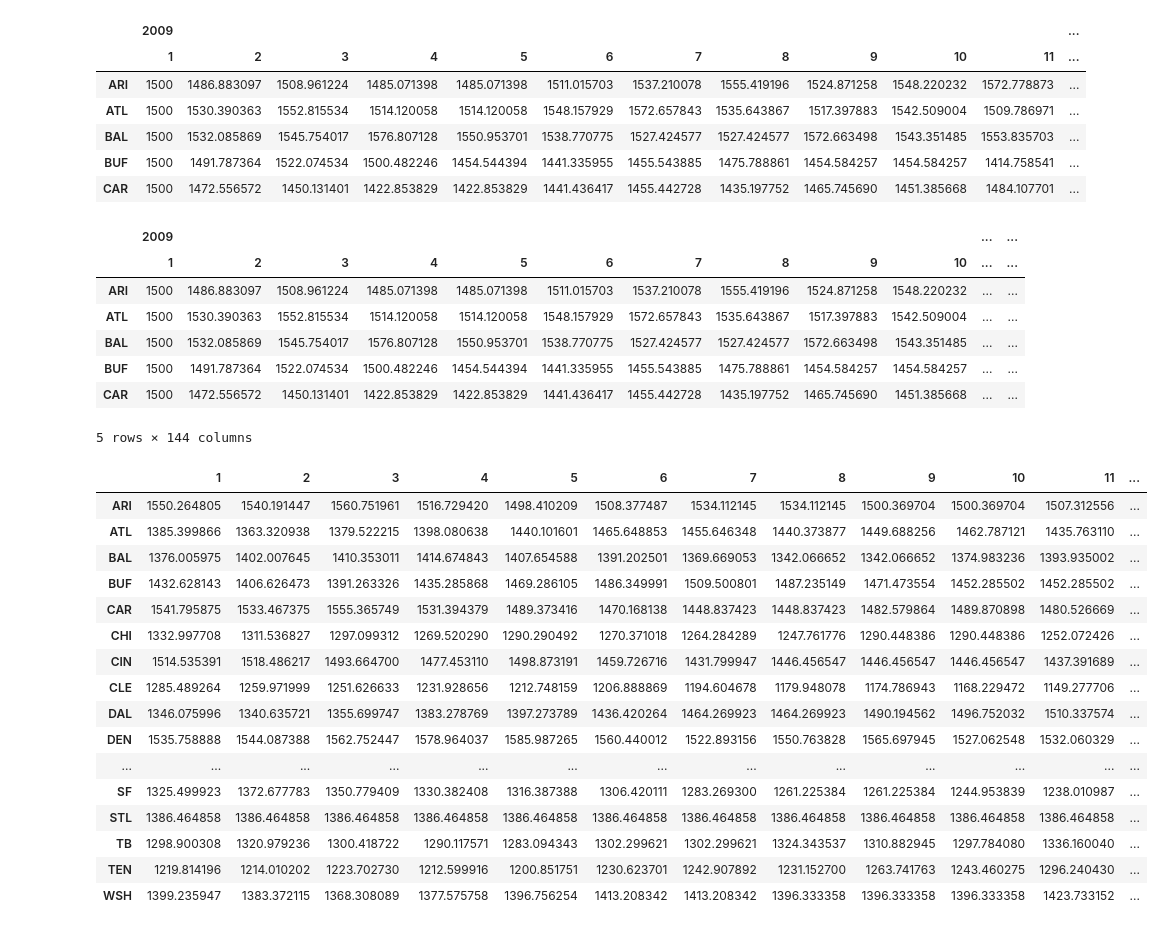
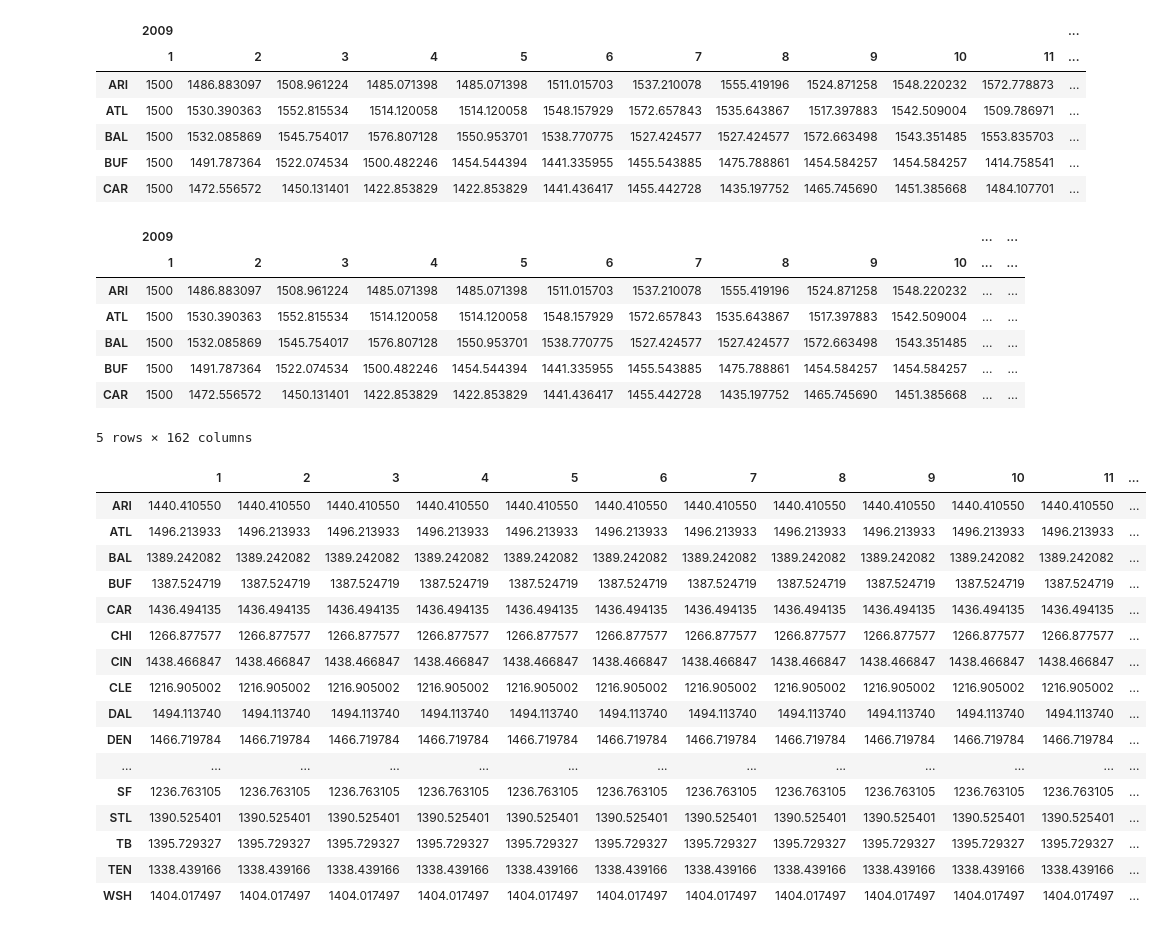
Before and after one commit to ewelchman/football_analytics, a Jupyter notebook: fiddling/ELO fiddling.ipynb, the cells around one changed output. Saved outputs shown, nothing was run; the diff lists cells and outputs as text; code cells hidden in the pictures.

```diff
--- a/fiddling/ELO fiddling.ipynb
+++ b/fiddling/ELO fiddling.ipynb
@@ -157,7 +157,7 @@ elo_hist.head(5)
 | BUF | 1500 | 1491.787364 | 1522.074534 | 1500.482246 | 1454.544394 | 1441.335955 | 1455.543885 | 1475.788861 | 1454.584257 | 1454.584257 | 1414.758541 | ... |
 | CAR | 1500 | 1472.556572 | 1450.131401 | 1422.853829 | 1422.853829 | 1441.436417 | 1455.442728 | 1435.197752 | 1465.745690 | 1451.385668 | 1484.107701 | ... |
 # %%
-for yr in range(2010,2017):
+for yr in range(2010,2018):
     # Try running the function for a particular week
     for wk in range(1,18):
 
@@ -190,24 +190,24 @@ elo_hist.head(5)
 | BAL | 1500 | 1532.085869 | 1545.754017 | 1576.807128 | 1550.953701 | 1538.770775 | 1527.424577 | 1527.424577 | 1572.663498 | 1543.351485 | ... | ... |
 | BUF | 1500 | 1491.787364 | 1522.074534 | 1500.482246 | 1454.544394 | 1441.335955 | 1455.543885 | 1475.788861 | 1454.584257 | 1454.584257 | ... | ... |
 | CAR | 1500 | 1472.556572 | 1450.131401 | 1422.853829 | 1422.853829 | 1441.436417 | 1455.442728 | 1435.197752 | 1465.745690 | 1451.385668 | ... | ... |
-5 rows × 144 columns
+5 rows × 162 columns
 # %%
-elo_hist.loc[:,(2016)]
+elo_hist.loc[:,(2017)]
 # %% [output]
 |  | 1 | 2 | 3 | 4 | 5 | 6 | 7 | 8 | 9 | 10 | 11 | ... |
-| ARI | 1550.264805 | 1540.191447 | 1560.751961 | 1516.729420 | 1498.410209 | 1508.377487 | 1534.112145 | 1534.112145 | 1500.369704 | 1500.369704 | 1507.312556 | ... |
-| ATL | 1385.399866 | 1363.320938 | 1379.522215 | 1398.080638 | 1440.101601 | 1465.648853 | 1455.646348 | 1440.373877 | 1449.688256 | 1462.787121 | 1435.763110 | ... |
-| BAL | 1376.005975 | 1402.007645 | 1410.353011 | 1414.674843 | 1407.654588 | 1391.202501 | 1369.669053 | 1342.066652 | 1342.066652 | 1374.983236 | 1393.935002 | ... |
-| BUF | 1432.628143 | 1406.626473 | 1391.263326 | 1435.285868 | 1469.286105 | 1486.349991 | 1509.500801 | 1487.235149 | 1471.473554 | 1452.285502 | 1452.285502 | ... |
-| CAR | 1541.795875 | 1533.467375 | 1555.365749 | 1531.394379 | 1489.373416 | 1470.168138 | 1448.837423 | 1448.837423 | 1482.579864 | 1489.870898 | 1480.526669 | ... |
-| CHI | 1332.997708 | 1311.536827 | 1297.099312 | 1269.520290 | 1290.290492 | 1270.371018 | 1264.284289 | 1247.761776 | 1290.448386 | 1290.448386 | 1252.072426 | ... |
-| CIN | 1514.535391 | 1518.486217 | 1493.664700 | 1477.453110 | 1498.873191 | 1459.726716 | 1431.799947 | 1446.456547 | 1446.456547 | 1446.456547 | 1437.391689 | ... |
-| CLE | 1285.489264 | 1259.971999 | 1251.626633 | 1231.928656 | 1212.748159 | 1206.888869 | 1194.604678 | 1179.948078 | 1174.786943 | 1168.229472 | 1149.277706 | ... |
-| DAL | 1346.075996 | 1340.635721 | 1355.699747 | 1383.278769 | 1397.273789 | 1436.420264 | 1464.269923 | 1464.269923 | 1490.194562 | 1496.752032 | 1510.337574 | ... |
-| DEN | 1535.758888 | 1544.087388 | 1562.752447 | 1578.964037 | 1585.987265 | 1560.440012 | 1522.893156 | 1550.763828 | 1565.697945 | 1527.062548 | 1532.060329 | ... |
+| ARI | 1440.410550 | 1440.410550 | 1440.410550 | 1440.410550 | 1440.410550 | 1440.410550 | 1440.410550 | 1440.410550 | 1440.410550 | 1440.410550 | 1440.410550 | ... |
+| ATL | 1496.213933 | 1496.213933 | 1496.213933 | 1496.213933 | 1496.213933 | 1496.213933 | 1496.213933 | 1496.213933 | 1496.213933 | 1496.213933 | 1496.213933 | ... |
+| BAL | 1389.242082 | 1389.242082 | 1389.242082 | 1389.242082 | 1389.242082 | 1389.242082 | 1389.242082 | 1389.242082 | 1389.242082 | 1389.242082 | 1389.242082 | ... |
+| BUF | 1387.524719 | 1387.524719 | 1387.524719 | 1387.524719 | 1387.524719 | 1387.524719 | 1387.524719 | 1387.524719 | 1387.524719 | 1387.524719 | 1387.524719 | ... |
+| CAR | 1436.494135 | 1436.494135 | 1436.494135 | 1436.494135 | 1436.494135 | 1436.494135 | 1436.494135 | 1436.494135 | 1436.494135 | 1436.494135 | 1436.494135 | ... |
+| CHI | 1266.877577 | 1266.877577 | 1266.877577 | 1266.877577 | 1266.877577 | 1266.877577 | 1266.877577 | 1266.877577 | 1266.877577 | 1266.877577 | 1266.877577 | ... |
+| CIN | 1438.466847 | 1438.466847 | 1438.466847 | 1438.466847 | 1438.466847 | 1438.466847 | 1438.466847 | 1438.466847 | 1438.466847 | 1438.466847 | 1438.466847 | ... |
+| CLE | 1216.905002 | 1216.905002 | 1216.905002 | 1216.905002 | 1216.905002 | 1216.905002 | 1216.905002 | 1216.905002 | 1216.905002 | 1216.905002 | 1216.905002 | ... |
+| DAL | 1494.113740 | 1494.113740 | 1494.113740 | 1494.113740 | 1494.113740 | 1494.113740 | 1494.113740 | 1494.113740 | 1494.113740 | 1494.113740 | 1494.113740 | ... |
+| DEN | 1466.719784 | 1466.719784 | 1466.719784 | 1466.719784 | 1466.719784 | 1466.719784 | 1466.719784 | 1466.719784 | 1466.719784 | 1466.719784 | 1466.719784 | ... |
 | ... | ... | ... | ... | ... | ... | ... | ... | ... | ... | ... | ... | ... |
-| SF | 1325.499923 | 1372.677783 | 1350.779409 | 1330.382408 | 1316.387388 | 1306.420111 | 1283.269300 | 1261.225384 | 1261.225384 | 1244.953839 | 1238.010987 | ... |
-| STL | 1386.464858 | 1386.464858 | 1386.464858 | 1386.464858 | 1386.464858 | 1386.464858 | 1386.464858 | 1386.464858 | 1386.464858 | 1386.464858 | 1386.464858 | ... |
-| TB | 1298.900308 | 1320.979236 | 1300.418722 | 1290.117571 | 1283.094343 | 1302.299621 | 1302.299621 | 1324.343537 | 1310.882945 | 1297.784080 | 1336.160040 | ... |
-| TEN | 1219.814196 | 1214.010202 | 1223.702730 | 1212.599916 | 1200.851751 | 1230.623701 | 1242.907892 | 1231.152700 | 1263.741763 | 1243.460275 | 1296.240430 | ... |
-| WSH | 1399.235947 | 1383.372115 | 1368.308089 | 1377.575758 | 1396.756254 | 1413.208342 | 1413.208342 | 1396.333358 | 1396.333358 | 1396.333358 | 1423.733152 | ... |
+| SF | 1236.763105 | 1236.763105 | 1236.763105 | 1236.763105 | 1236.763105 | 1236.763105 | 1236.763105 | 1236.763105 | 1236.763105 | 1236.763105 | 1236.763105 | ... |
+| STL | 1390.525401 | 1390.525401 | 1390.525401 | 1390.525401 | 1390.525401 | 1390.525401 | 1390.525401 | 1390.525401 | 1390.525401 | 1390.525401 | 1390.525401 | ... |
+| TB | 1395.729327 | 1395.729327 | 1395.729327 | 1395.729327 | 1395.729327 | 1395.729327 | 1395.729327 | 1395.729327 | 1395.729327 | 1395.729327 | 1395.729327 | ... |
+| TEN | 1338.439166 | 1338.439166 | 1338.439166 | 1338.439166 | 1338.439166 | 1338.439166 | 1338.439166 | 1338.439166 | 1338.439166 | 1338.439166 | 1338.439166 | ... |
+| WSH | 1404.017497 | 1404.017497 | 1404.017497 | 1404.017497 | 1404.017497 | 1404.017497 | 1404.017497 | 1404.017497 | 1404.017497 | 1404.017497 | 1404.017497 | ... |
```
Also changed, not shown: parts of 2 cells of this notebook, 1 other file.
